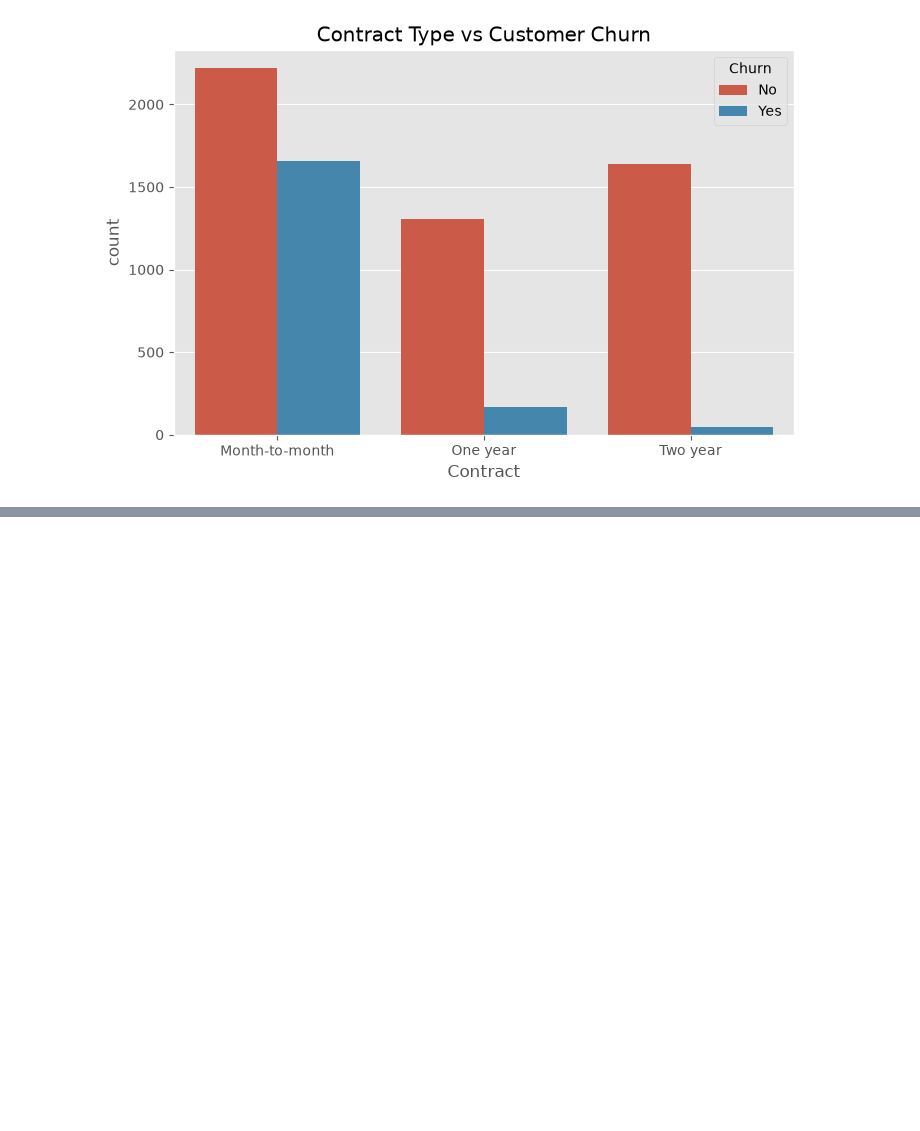
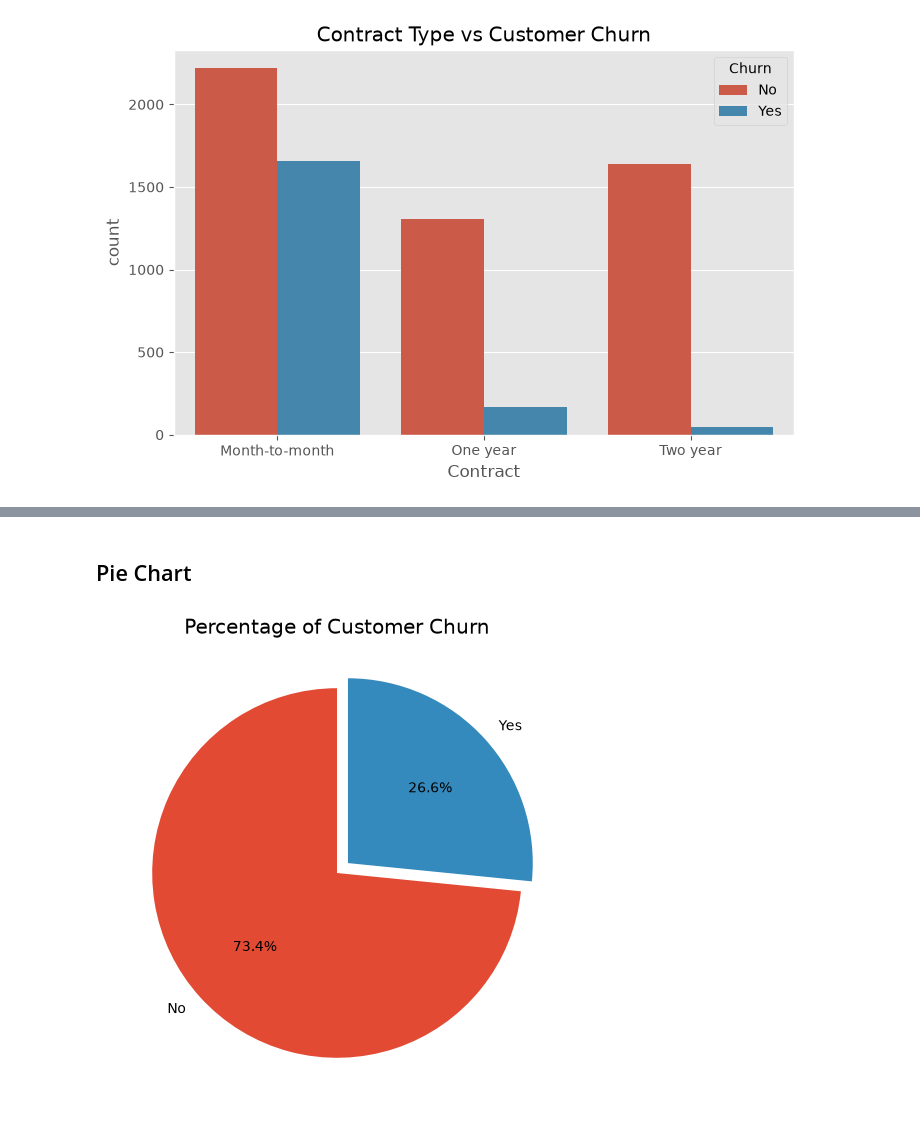
Before and after one commit to Sudeeppp-Mishra/Customer-Churn-Prediction, a Jupyter notebook: notebooks/customer_churn_prediction.ipynb, the cells around one changed output, grey strips where cells are left out. Cells and saved outputs as stored; diff of their text form; code cells hidden in the pictures; blank space fills up the shorter version.

```diff
--- a/notebooks/customer_churn_prediction.ipynb
+++ b/notebooks/customer_churn_prediction.ipynb
@@ -401,0 +462,24 @@ plt.show()
+# %% [markdown]
+## Pie Chart
+# %%
+plt.figure(figsize=(6,6))
+
+df["Churn"].value_counts().plot(
+    kind="pie",
+    autopct="%1.1f%%",
+    startangle=90,
+    explode=[0, 0.08]
+)
+
+plt.title("Percentage of Customer Churn")
+plt.ylabel("")
+
+plt.savefig(
+    "../reports/figures/churn_distribution_pie.png",
+    dpi=300,
+    bbox_inches="tight"
+)
+
+plt.show()
+# %% [output]
+[figure, added]
```
Also changed, not shown: parts of 8 cells of this notebook.
